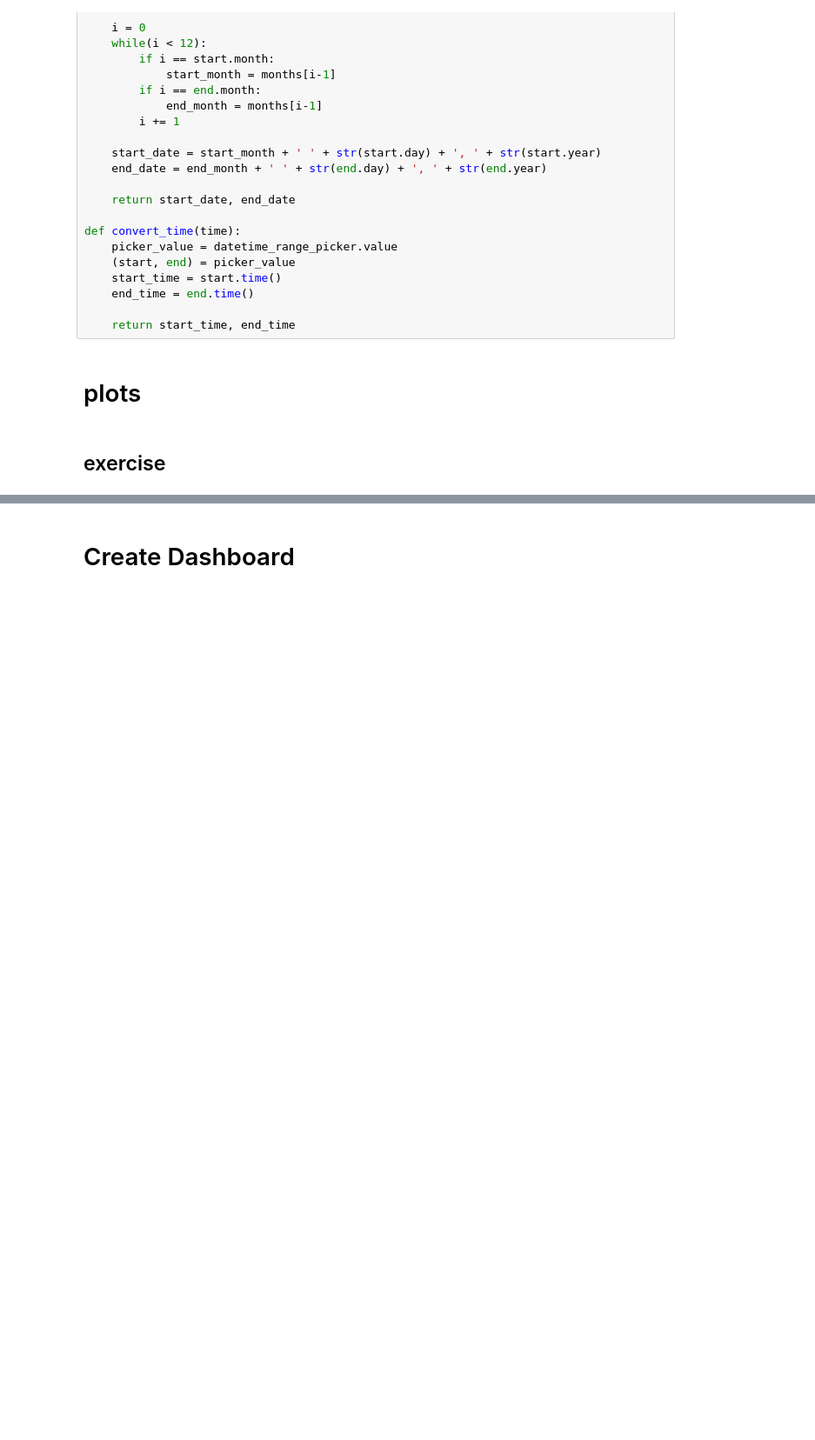
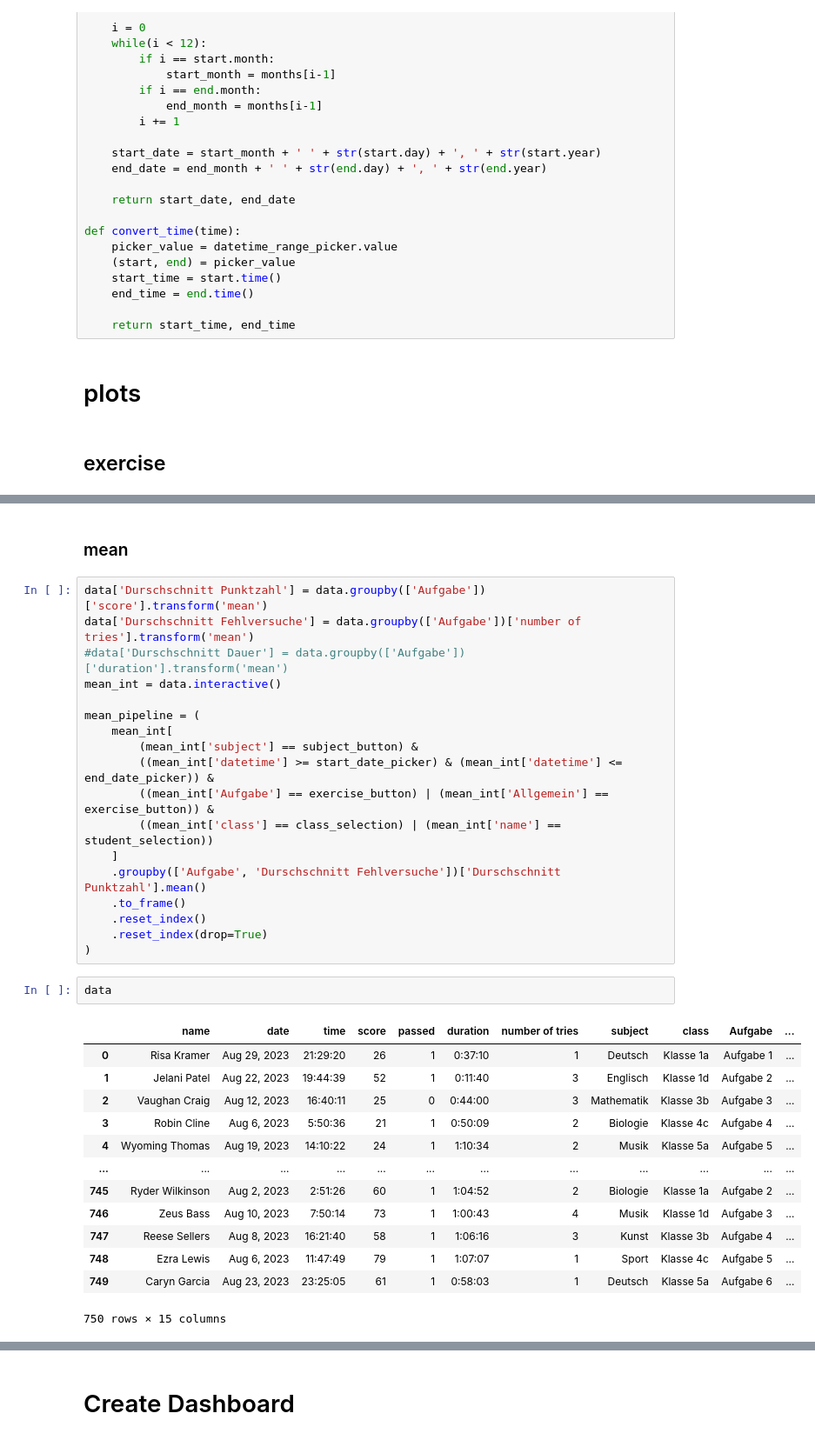
Before and after one commit to LearningAnalyticsDashboard2023/learning_analytics_dashboard, a Jupyter notebook: learning_analytics_dashboard.ipynb, the cells around one changed output, grey strips where cells are left out. Shown at 87% size. Cells and saved outputs as stored; diff of their text form; blank space fills up the shorter version.

Commit message:
added table with mean values

```diff
--- a/learning_analytics_dashboard.ipynb
+++ b/learning_analytics_dashboard.ipynb
@@ -236,0 +232,36 @@ exercise_plot
+# %% [markdown]
+### mean
+# %%
+data['Durschschnitt Punktzahl'] = data.groupby(['Aufgabe'])['score'].transform('mean')
+data['Durschschnitt Fehlversuche'] = data.groupby(['Aufgabe'])['number of tries'].transform('mean')
+#data['Durschschnitt Dauer'] = data.groupby(['Aufgabe'])['duration'].transform('mean')
+mean_int = data.interactive()
+
+mean_pipeline = (
+    mean_int[
+        (mean_int['subject'] == subject_button) &
+        ((mean_int['datetime'] >= start_date_picker) & (mean_int['datetime'] <= end_date_picker)) &
+        ((mean_int['Aufgabe'] == exercise_button) | (mean_int['Allgemein'] == exercise_button)) &
+        ((mean_int['class'] == class_selection) | (mean_int['name'] == student_selection))
+    ]
+    .groupby(['Aufgabe', 'Durschschnitt Fehlversuche'])['Durschschnitt Punktzahl'].mean()
+    .to_frame()
+    .reset_index()
+    .reset_index(drop=True)
+)
+# %%
+data
+# %% [output]
+|  | name | date | time | score | passed | duration | number of tries | subject | class | Aufgabe | ... |
+| 0 | Risa Kramer | Aug 29, 2023 | 21:29:20 | 26 | 1 | 0:37:10 | 1 | Deutsch | Klasse 1a | Aufgabe 1 | ... |
+| 1 | Jelani Patel | Aug 22, 2023 | 19:44:39 | 52 | 1 | 0:11:40 | 3 | Englisch | Klasse 1d | Aufgabe 2 | ... |
+| 2 | Vaughan Craig | Aug 12, 2023 | 16:40:11 | 25 | 0 | 0:44:00 | 3 | Mathematik | Klasse 3b | Aufgabe 3 | ... |
+| 3 | Robin Cline | Aug 6, 2023 | 5:50:36 | 21 | 1 | 0:50:09 | 2 | Biologie | Klasse 4c | Aufgabe 4 | ... |
+| 4 | Wyoming Thomas | Aug 19, 2023 | 14:10:22 | 24 | 1 | 1:10:34 | 2 | Musik | Klasse 5a | Aufgabe 5 | ... |
+| ... | ... | ... | ... | ... | ... | ... | ... | ... | ... | ... | ... |
+| 745 | Ryder Wilkinson | Aug 2, 2023 | 2:51:26 | 60 | 1 | 1:04:52 | 2 | Biologie | Klasse 1a | Aufgabe 2 | ... |
+| 746 | Zeus Bass | Aug 10, 2023 | 7:50:14 | 73 | 1 | 1:00:43 | 4 | Musik | Klasse 1d | Aufgabe 3 | ... |
+| 747 | Reese Sellers | Aug 8, 2023 | 16:21:40 | 58 | 1 | 1:06:16 | 3 | Kunst | Klasse 3b | Aufgabe 4 | ... |
+| 748 | Ezra Lewis | Aug 6, 2023 | 11:47:49 | 79 | 1 | 1:07:07 | 1 | Sport | Klasse 4c | Aufgabe 5 | ... |
+| 749 | Caryn Garcia | Aug 23, 2023 | 23:25:05 | 61 | 1 | 0:58:03 | 1 | Deutsch | Klasse 5a | Aufgabe 6 | ... |
+750 rows × 15 columns
```
Also changed, not shown: parts of 10 cells of this notebook.
